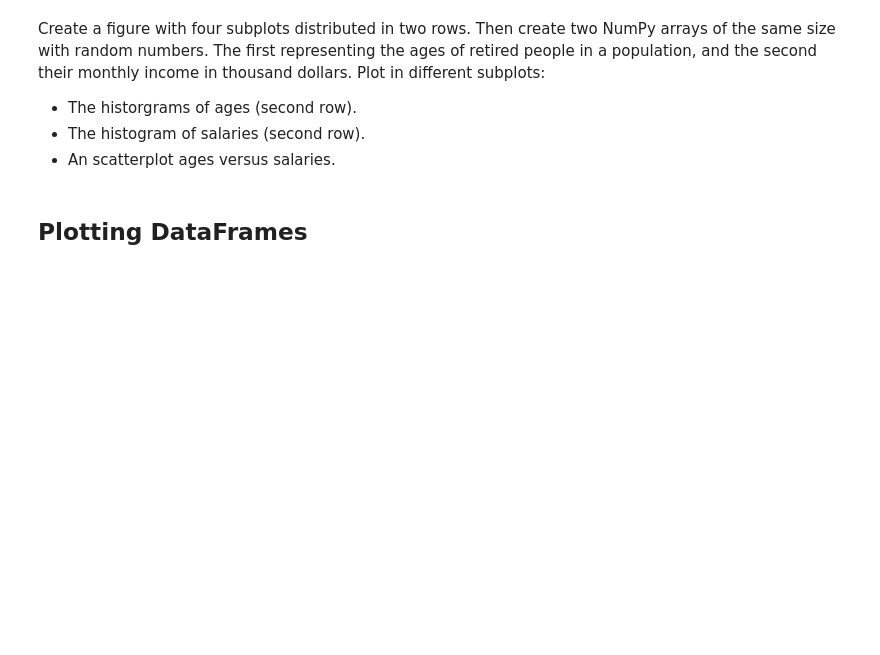
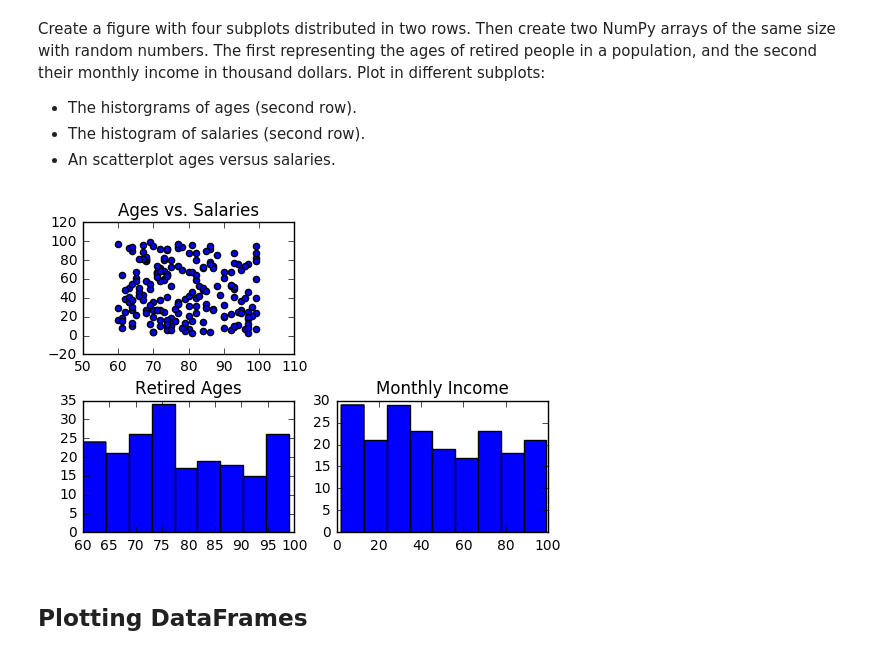
Before and after one commit to bachiman/DSEE-Python, a Jupyter notebook: Álvaro López - Ejercicios Bloque 7-8 - Working_with_matplotlib.ipynb, the cells around one changed output. Cells and saved outputs as stored; diff of their text form; code cells hidden in the pictures; blank space fills up the shorter version.

```diff
--- a/Álvaro López - Ejercicios Bloque 7-8 - Working_with_matplotlib.ipynb
+++ b/Álvaro López - Ejercicios Bloque 7-8 - Working_with_matplotlib.ipynb
@@ -162,6 +162,47 @@ Create a figure with four subplots distributed in two rows. Then create two NumP
 * The historgrams of ages (second row).
 * The histogram of salaries (second row).
 * An scatterplot ages versus salaries.
+# %%
+import numpy as np
+import matplotlib.pyplot as plt
+%matplotlib inline
+
+fig = plt.figure(1)
+
+max_income = 100
+min_income = 0.65
+
+retired_ages = np.random.randint(low=60, high=100, size=200)
+monthly_income = (max_income - min_income) * np.random.random(200) + min_income
+
+#2 filas, 2 columnas, selección del tercero
+#Selección de bins siguiendo la regla de Sturges
+plt.subplot(223)
+(_, _, _) = plt.hist(retired_ages, bins=9)
+ax3 = fig.add_subplot(223)
+ax3.title.set_text('Retired Ages')
+
+#Cuarto subplot
+plt.subplot(224)
+(_, _, _) = plt.hist(monthly_income, bins=9)
+
+ax4 = fig.add_subplot(224)
+ax4.title.set_text('Monthly Income')
+
+#Primer subplot - scatter ages vs. Salarie
+plt.subplot(221)
+_ = plt.scatter(retired_ages, monthly_income)
+
+ax1 = fig.add_subplot(221)
+ax1.title.set_text('Ages vs. Salaries')
+
+#plt.subplots_adjust(left=None, bottom=None, right=None, top=None, wspace=None, hspace=None)
+plt.subplots_adjust(hspace = 0.35)
+
+#https://es.wikipedia.org/wiki/Regla_de_Sturges
+#http://stackoverflow.com/questions/6541123/improve-subplot-size-spacing-with-many-subplots-in-matplotlib
+# %% [output]
+[figure, added]
 # %% [markdown]
 ## Plotting DataFrames
 # %% [markdown]
```
Also changed, not shown: parts of 8 cells of this notebook, 1 other file.
